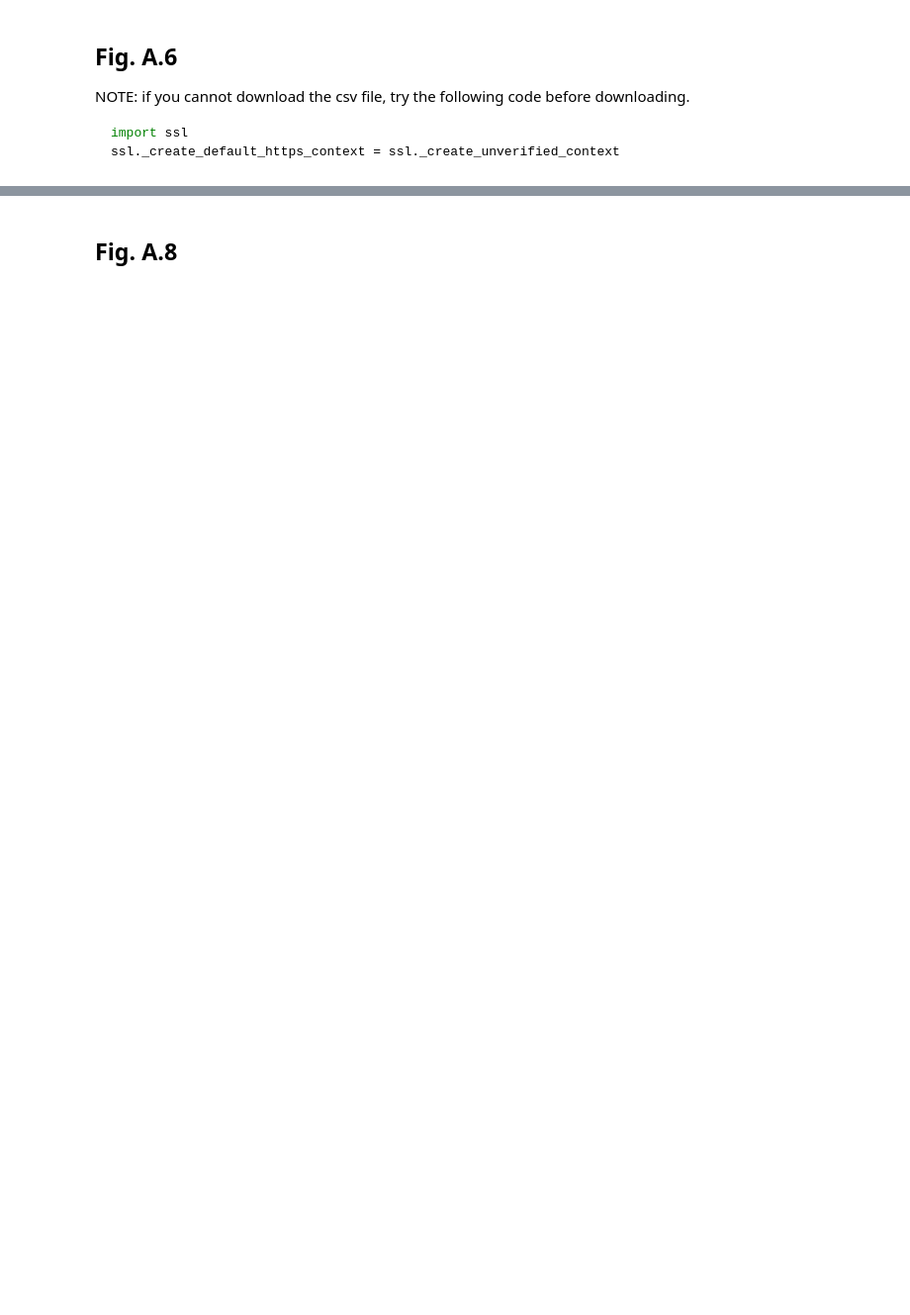
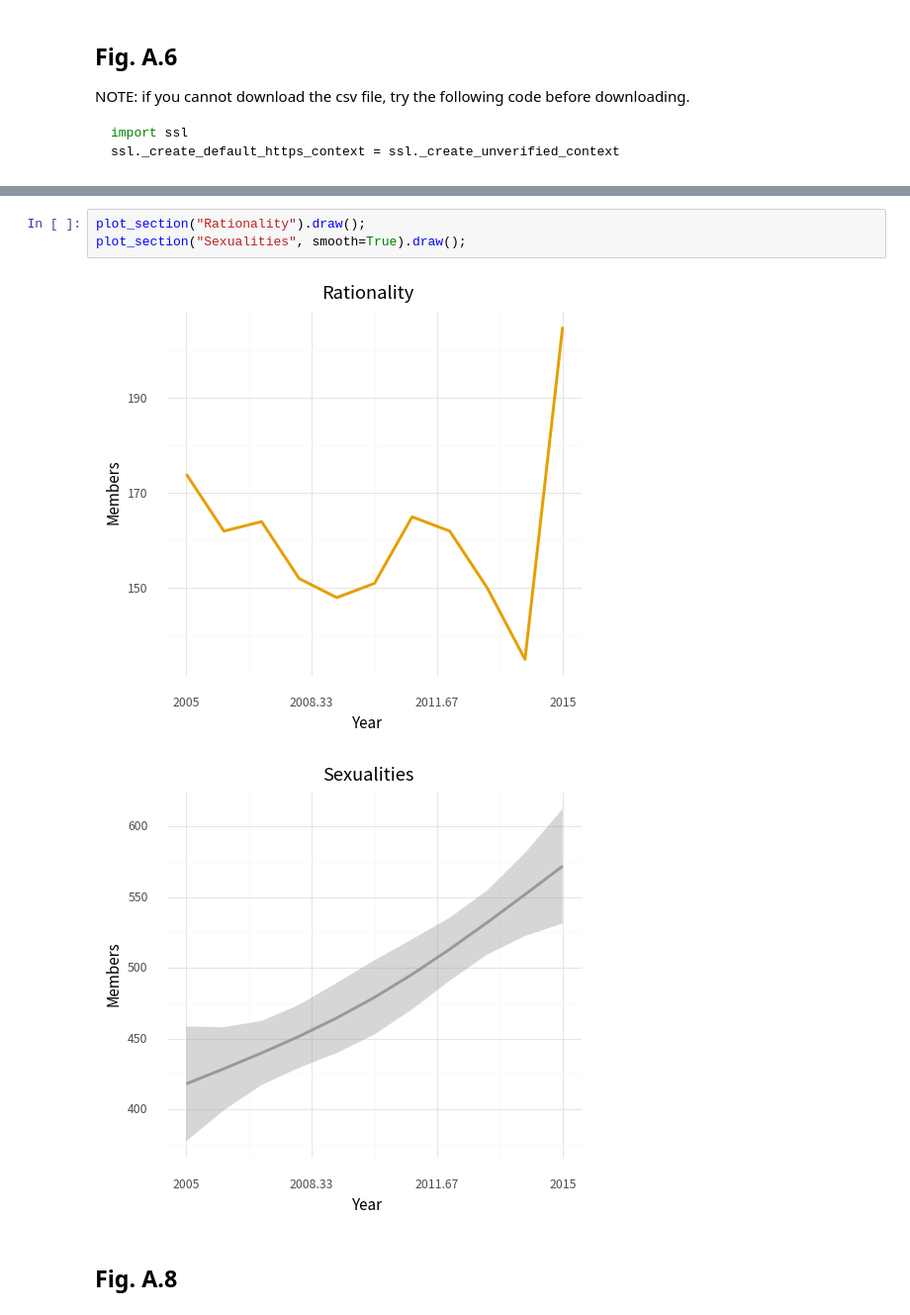
Before and after one commit to Gedevan-Aleksizde/pysocviz, a Jupyter notebook: notebooks/appendix.ipynb, the cells around one changed output, grey strips where cells are left out. Shown at 99% size. Drawn from its saved outputs; the diff is of its cells as text; blank space fills up the shorter version.

```diff
--- a/notebooks/appendix.ipynb
+++ b/notebooks/appendix.ipynb
@@ -106,3 +113,9 @@ plot_section("Sexualities", smooth=True)
+# %%
+plot_section("Rationality").draw();
+plot_section("Sexualities", smooth=True).draw();
+# %% [output]
+[figure, added]
+[figure, added]
 # %% [markdown]
 ## Fig. A.8
 # %%
```
Also changed, not shown: parts of 12 cells of this notebook, 6 other files.
